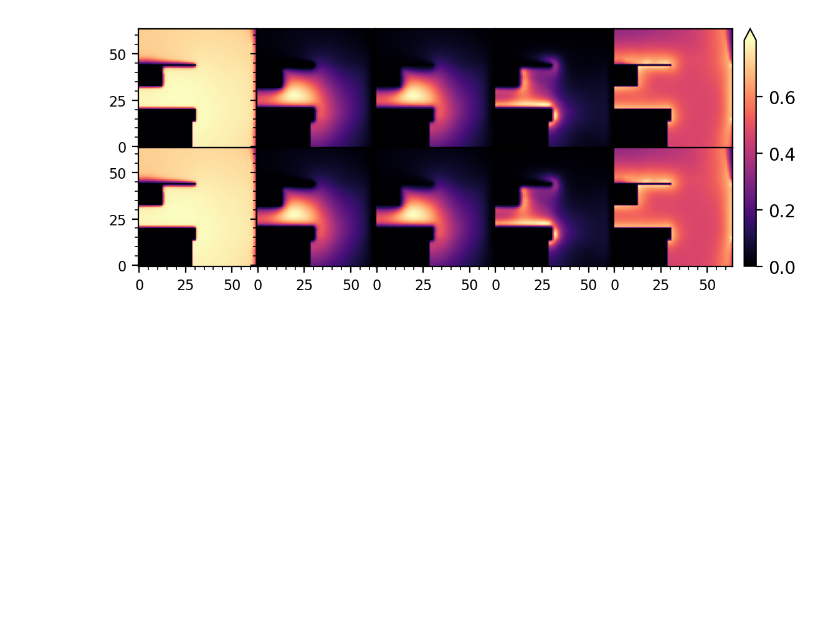
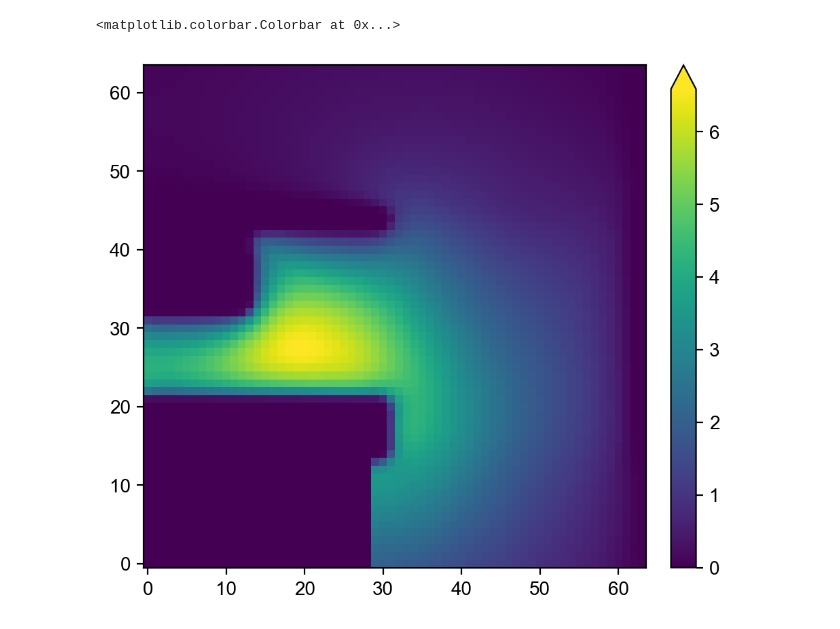
Before and after one commit to jarltc/2d-discharge-nn, a Jupyter notebook: torch/plotting_test.ipynb, the cells around one changed output. Saved outputs shown, nothing was run; the diff lists cells and outputs as text; code cells hidden in the pictures; blank space fills up the shorter version.

```diff
--- a/torch/plotting_test.ipynb
+++ b/torch/plotting_test.ipynb
@@ -37,3 +57,17 @@ plt.imshow(test_res[0, 0,:, :], origin='lower')
+# %%
+fig = plt.figure(dpi=200, layout='constrained')
+i = 1
+
+grid = ImageGrid(
+    fig, 111,  # similar to fig.add_subplot(142).
+    nrows_ncols=(1, 1), axes_pad=0.0, share_all=True,
+    cbar_location="right", cbar_mode="single", cbar_size="5%", cbar_pad='5%')
+
+im = grid[0].imshow(test_res[0, i,:, :], origin='lower')
+grid.cbar_axes[0].colorbar(im, extend='max')
+# %% [output]
+<matplotlib.colorbar.Colorbar at 0x...>
+[figure, added]
 # %%
 fig = plt.figure(dpi=200, layout='constrained')
 extent = [0, 20, 35, 55]
@@ -59,8 +93,6 @@ for ax in grid:
     ax.yaxis.set_major_locator(ticker.MaxNLocator(3))
     ax.yaxis.set_minor_locator(ticker.MultipleLocator(5))
     ax.tick_params(axis='both', labelsize=8)
-# %% [output]
-[figure, removed]
 # %%
 r2 = ae_correlation(test_res, test_res, out_dir=root)
 # %% [output]
```
Also changed, not shown: parts of 4 cells of this notebook, 3 other files.
